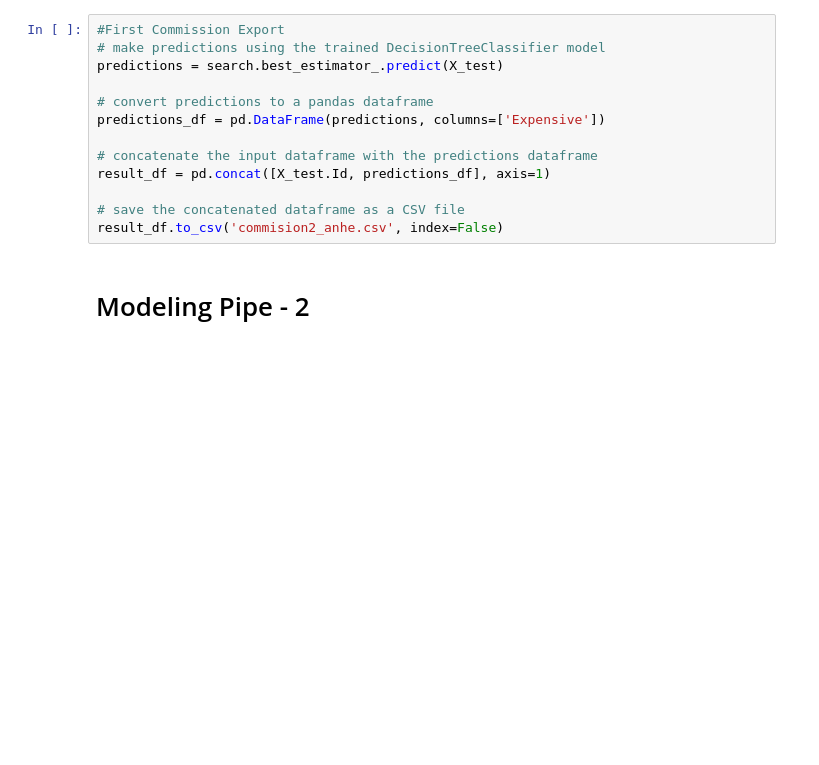
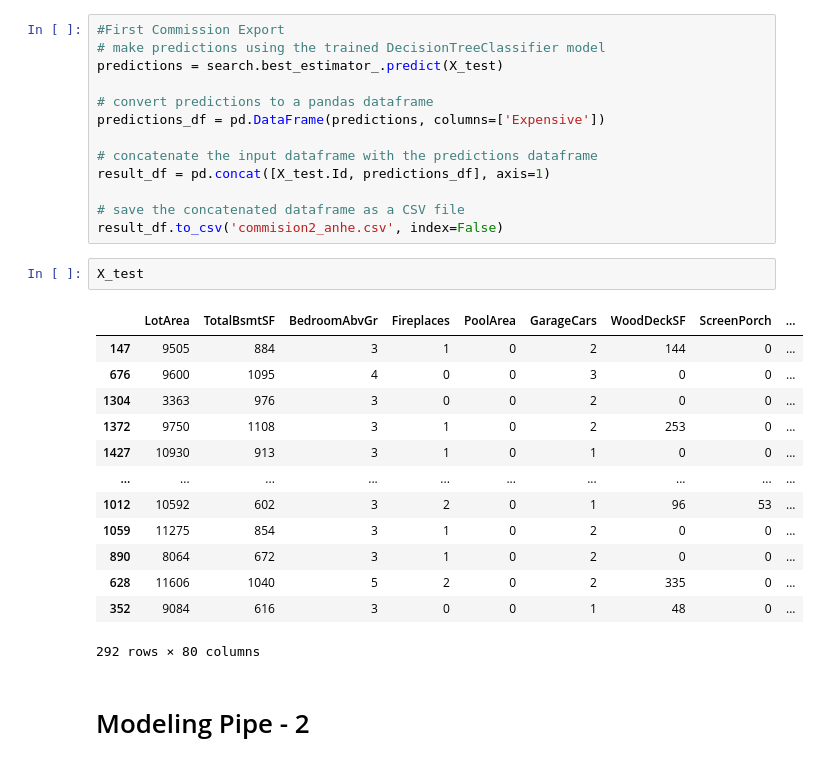
Before and after one commit to FindWhatYou/supervised_learning_project, a Jupyter notebook: 10_spontaneous_submission-challenge.ipynb, the cells around one changed output. Drawn from its saved outputs; the diff is of its cells as text; blank space fills up the shorter version.

```diff
--- a/10_spontaneous_submission-challenge.ipynb
+++ b/10_spontaneous_submission-challenge.ipynb
@@ -206,6 +206,22 @@ result_df = pd.concat([X_test.Id, predictions_df], axis=1)
 
 # save the concatenated dataframe as a CSV file
 result_df.to_csv('commision2_anhe.csv', index=False)
+# %%
+X_test
+# %% [output]
+|  | LotArea | TotalBsmtSF | BedroomAbvGr | Fireplaces | PoolArea | GarageCars | WoodDeckSF | ScreenPorch | ... |
+| 147 | 9505 | 884 | 3 | 1 | 0 | 2 | 144 | 0 | ... |
+| 676 | 9600 | 1095 | 4 | 0 | 0 | 3 | 0 | 0 | ... |
+| 1304 | 3363 | 976 | 3 | 0 | 0 | 2 | 0 | 0 | ... |
+| 1372 | 9750 | 1108 | 3 | 1 | 0 | 2 | 253 | 0 | ... |
+| 1427 | 10930 | 913 | 3 | 1 | 0 | 1 | 0 | 0 | ... |
+| ... | ... | ... | ... | ... | ... | ... | ... | ... | ... |
+| 1012 | 10592 | 602 | 3 | 2 | 0 | 1 | 96 | 53 | ... |
+| 1059 | 11275 | 854 | 3 | 1 | 0 | 2 | 0 | 0 | ... |
+| 890 | 8064 | 672 | 3 | 1 | 0 | 2 | 0 | 0 | ... |
+| 628 | 11606 | 1040 | 5 | 2 | 0 | 2 | 335 | 0 | ... |
+| 352 | 9084 | 616 | 3 | 0 | 0 | 1 | 48 | 0 | ... |
+292 rows × 80 columns
 # %% [markdown]
 # Modeling Pipe - 2
 # %%
```
